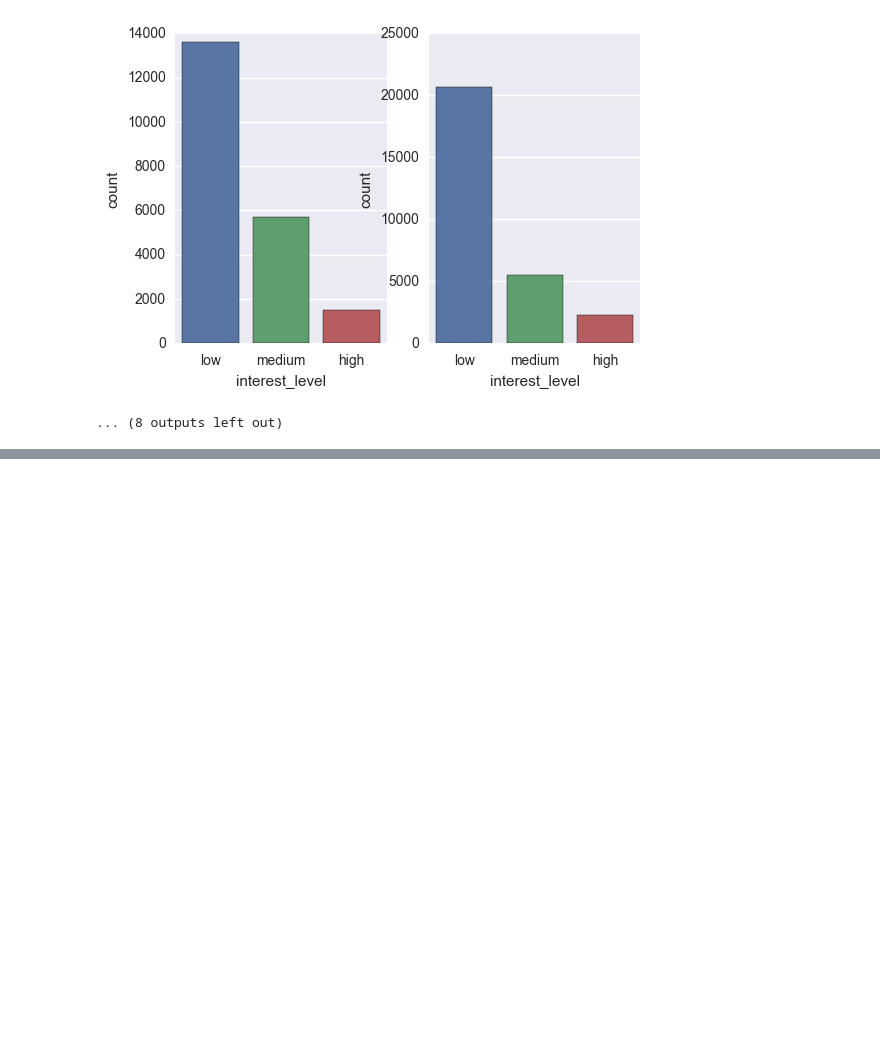
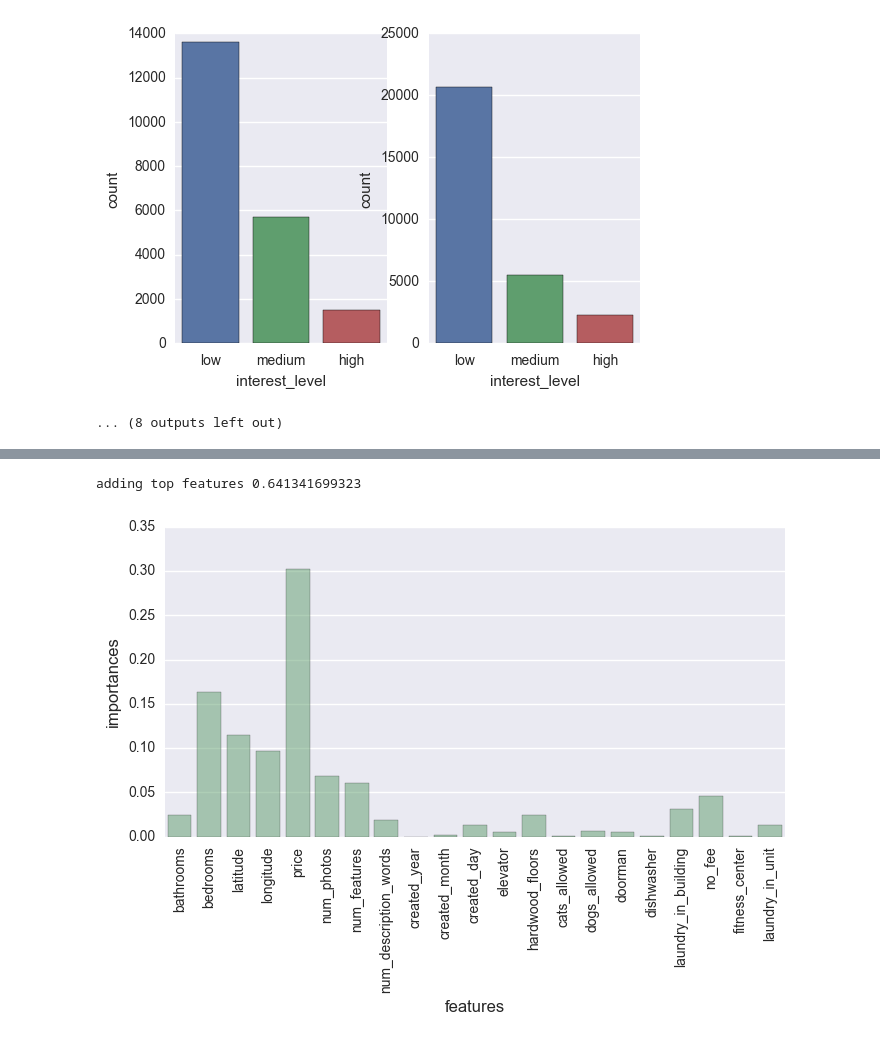
Before and after one commit to moyuanhuang/kaggle_2sigma_rental_inquiry, a Jupyter notebook: feature.ipynb, the cells around one changed output, grey strips where cells are left out. Cells and saved outputs as stored; diff of their text form; code cells hidden in the pictures; blank space fills up the shorter version.

```diff
--- a/feature.ipynb
+++ b/feature.ipynb
@@ -72,7 +46,7 @@ print X.head(10)
 # %%
 for ft in sorted_words[:first_n]:
-    ft_specific_true = X[X[ft[1]]==1]
-    ft_specific_false = X[X[ft[1]]!= 1]
+    ft_specific_true = df[df[ft[1]]==1]
+    ft_specific_false = df[df[ft[1]]!= 1]
     int_level = ft_specific_true['interest_level']
     print 'interest_level\'s distribution with ', ft[1]
     ax1 = plt.subplot(121)
@@ -97,0 +109,16 @@ interest_level's distribution with  dishwasher
+# %%
+ft_to_use.extend([ft[1] for ft in sorted_words[:first_n]])
+clf = XGBClassifier(objective='multi:softmax')
+clf.fit(X_tr[ft_to_use] , y_tr)
+loss = log_loss(y_val, clf.predict_proba(X_val[ft_to_use]))
+print 'adding top features', loss
+plt.figure(figsize=(8,4))
+g = sb.barplot(ft_to_use, clf.feature_importances_, alpha=.5, color=sb.color_palette()[1])
+plt.xticks(rotation=90)
+plt.ylabel('importances', fontsize=12)
+plt.xlabel('features', fontsize=12)
+plt.savefig('xgboost_baseline.png')
+plt.show()
+# %% [output]
+adding top features 0.641341699323
+[figure, added]
```
Also changed, not shown: parts of 5 cells of this notebook, 10 other files.
